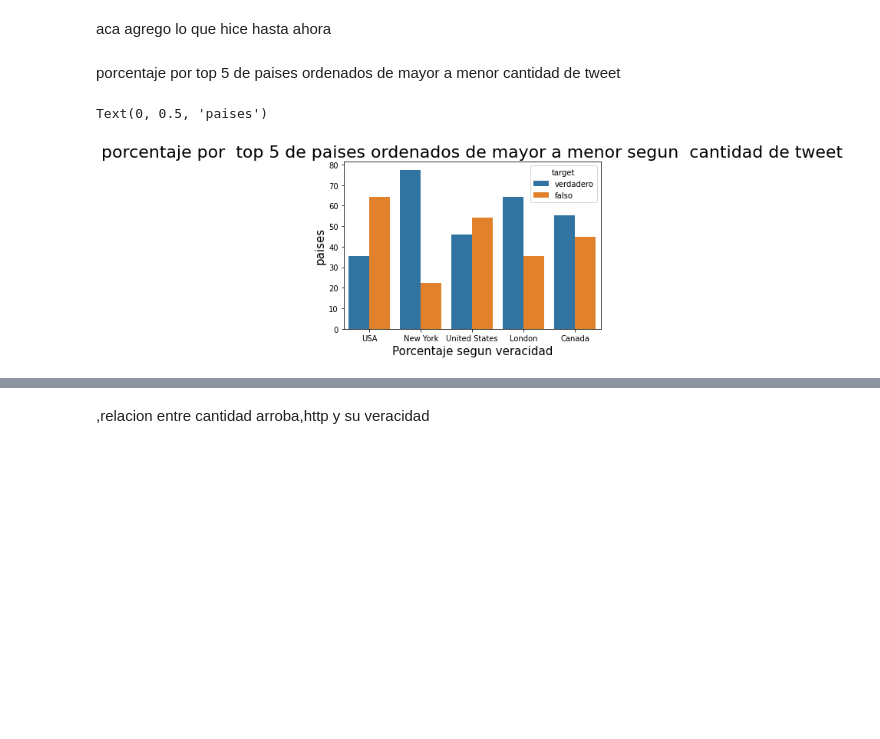
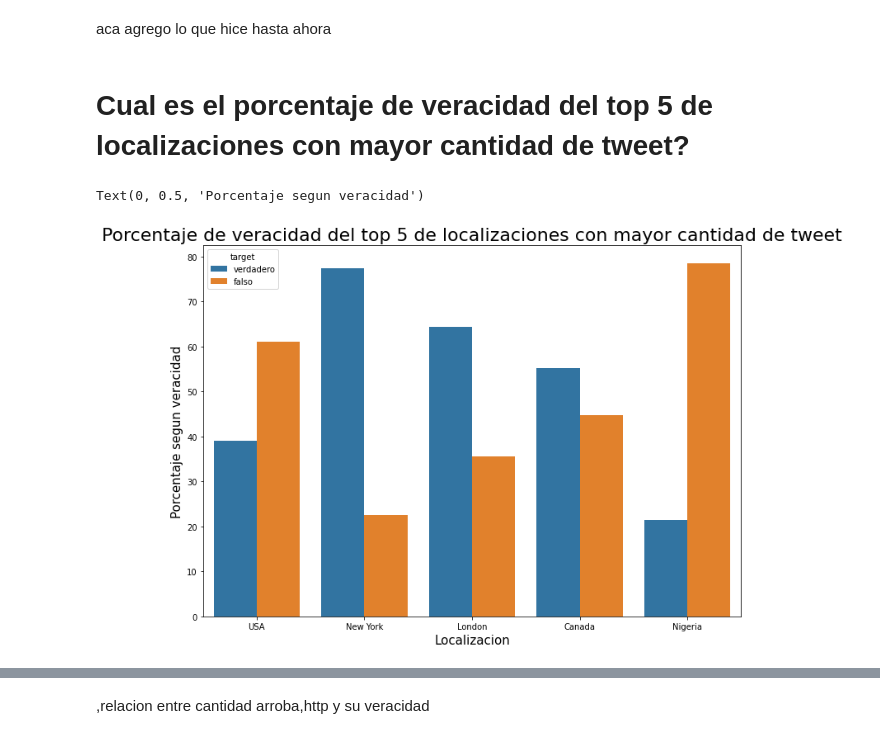
Before and after one commit to tomifarall/Orga-Datos-Tp1, a Jupyter notebook: analisis.ipynb, the cells around one changed output, grey strips where cells are left out. Drawn from its saved outputs; the diff is of its cells as text; code cells hidden in the pictures; blank space fills up the shorter version.

Commit message:
mejore los graficos,agregue al principio el que te cambia united states a usa, y agregue las conclusiones de lso graficos,(hay algunas que chamulle)

```diff
--- a/analisis.ipynb
+++ b/analisis.ipynb
@@ -30,6 +30,13 @@ downloaded = drive.CreateFile({'id': file_id})
 downloaded.GetContentFile('train.csv')
 # %%
 data = pd.read_csv('train.csv')
+# %%
+#usa y united states sinonimos entonces dejamos remplazamo united states por usa
+def my_fun (var1):
+    data3[var1]= np.where((data3[var1]=='United States'), 'USA', data3[var1] )
+    return data3
+
+data = my_fun('location')
 # %%
 data['length']=data['text'].str.len()
 data.head()
@@ -241,23 +249,27 @@ data[data['text'].str.contains('Û')]['text'].to_list()
 # %% [markdown]
 aca agrego lo que hice hasta ahora
 # %% [markdown]
-porcentaje por  top 5 de paises ordenados de mayor a menor  cantidad de tweet
+# Cual es el porcentaje de veracidad del top 5 de localizaciones con mayor cantidad de tweet?
 # %%
 cant_tweet_by_location_by_target=data.loc[ : ].fillna({'location':'nada'}).groupby(['location','target']).agg({'target':'count'})
 cant_tweet_by_location_by_target.columns=['cantidad']
 cant_total_tweet_by_location=cant_tweet_by_location_by_target.groupby('location').transform("sum")
 porcentaje=(cant_tweet_by_location_by_target/ cant_total_tweet_by_location)*100
 porcentaje=porcentaje.unstack()
 porcentaje.columns=['verdadero','falso']
 porcentaje=porcentaje.reset_index()
 total_por_location=data.loc[:,:].groupby('location')['target'].count().nlargest(5).reset_index()
 porcentaje_por_location=pd.merge(total_por_location,porcentaje,how='left',on='location')
 porcentaje_por_location=porcentaje_por_location.loc[:,['location','verdadero','falso']]
 plot_porcentaje=pd.melt(porcentaje_por_location, id_vars="location",var_name="target" ,value_name="survival rate")
-g=sns.barplot(x='location', y='survival rate', hue='target',data=plot_porcentaje)
-g.set_title("porcentaje por  top 5 de paises ordenados de mayor a menor segun  cantidad de tweet", fontsize=22)
-g.set_xlabel("Porcentaje segun veracidad",fontsize=15)
-g.set_ylabel("paises", fontsize=15)
+
+fig, ax = plt.subplots()
+fig.set_size_inches(11.7, 8.27)
+g=sns.barplot(x='location', y='survival rate', hue='target',data=plot_porcentaje, ax=ax)
+
+g.set_title("Porcentaje de veracidad del top 5 de localizaciones con mayor cantidad de tweet", fontsize=22)
+g.set_xlabel("Localizacion",fontsize=15)
+g.set_ylabel("Porcentaje segun veracidad", fontsize=15)
 # %% [output]
-Text(0, 0.5, 'paises')
+Text(0, 0.5, 'Porcentaje segun veracidad')
-[figure, old version]
+[figure, new version]
```
Also changed, not shown: parts of 30 cells of this notebook.
